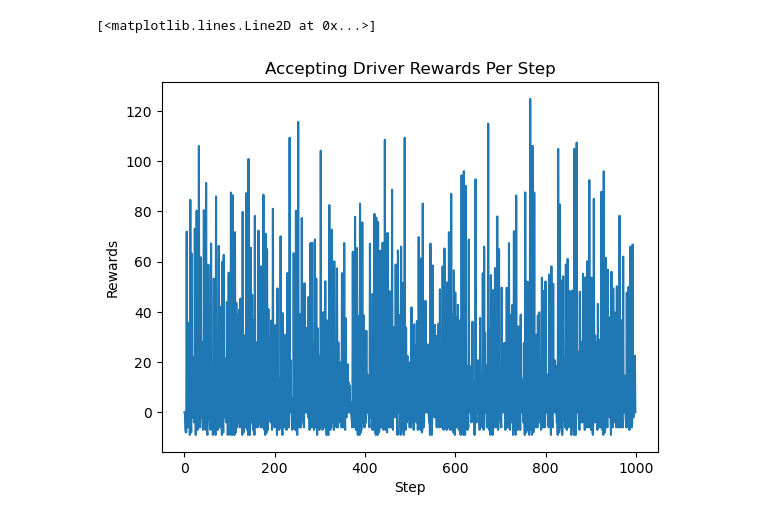
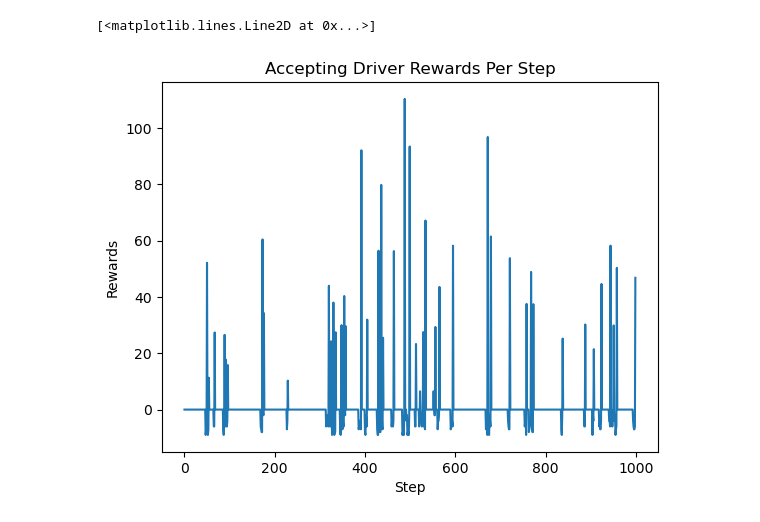
Before and after one commit to AntonioDaSilva/ubergym, a Jupyter notebook: experiments/analyze/2_accepting_driver_rewards.ipynb, the cells around one changed output. Saved outputs shown, nothing was run; the diff lists cells and outputs as text; code cells hidden in the pictures.

```diff
--- a/experiments/analyze/2_accepting_driver_rewards.ipynb
+++ b/experiments/analyze/2_accepting_driver_rewards.ipynb
@@ -3,13 +3,13 @@ import matplotlib.pyplot as plt
 import pickle
 import numpy as np
 # %%
-with open("../data/accepting_driver_rewards.pkl", "rb") as f:
+with open("../data/accepting_driver0_rewards.pkl", "rb") as f:
     rewards = pickle.load(f)
 
 plt.title("Accepting Driver Rewards Per Step")
 plt.xlabel("Step")
 plt.ylabel("Rewards")
 plt.plot(np.arange(len(rewards)), rewards)
 # %% [output]
 [<matplotlib.lines.Line2D at 0x...>]
-[figure, old version]
+[figure, new version]
```
Also changed, not shown: 6 other files.
